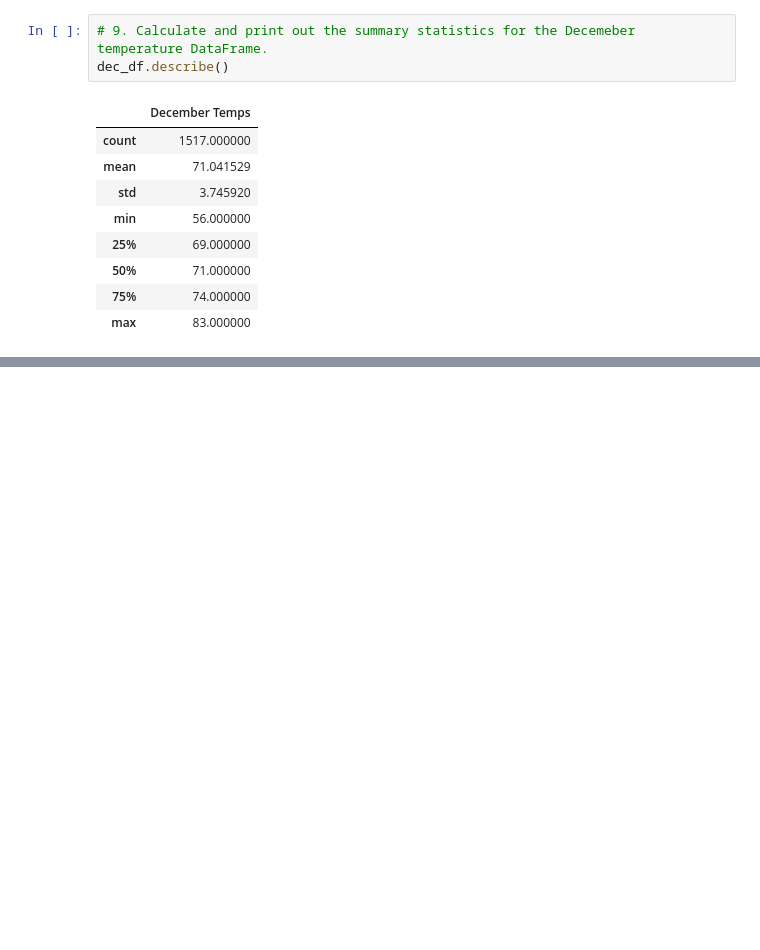
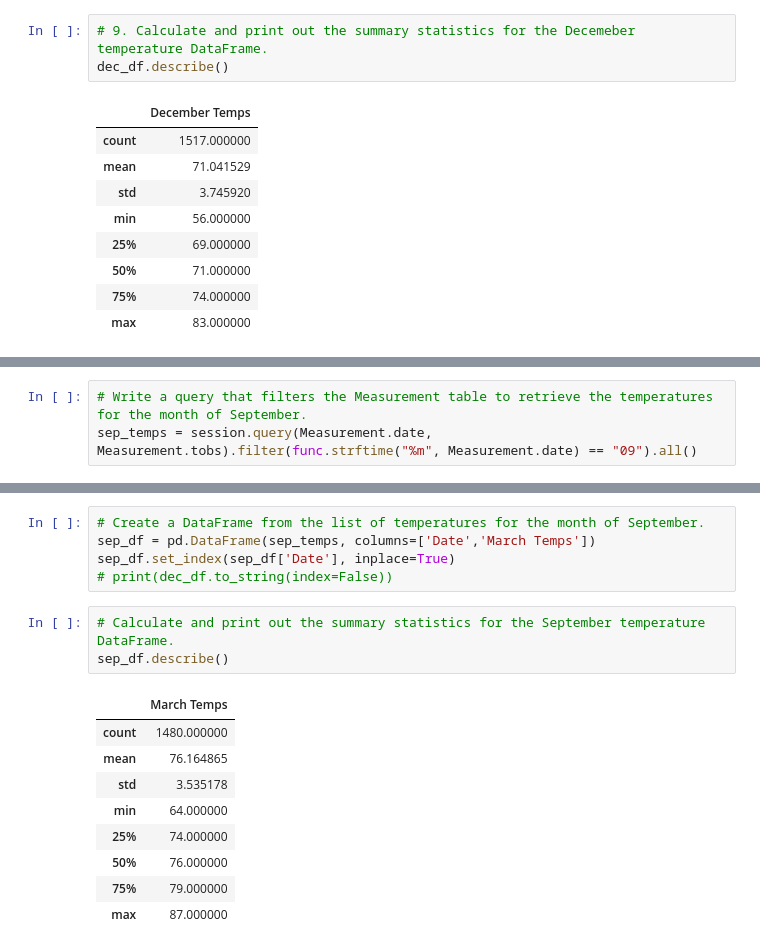
Before and after one commit to ChristianShada/surfs_up, a Jupyter notebook: SurfsUp_Challenge.ipynb, the cells around one changed output, grey strips where cells are left out. Drawn from its saved outputs; the diff is of its cells as text; blank space fills up the shorter version.

```diff
--- a/SurfsUp_Challenge.ipynb
+++ b/SurfsUp_Challenge.ipynb
@@ -115,0 +162,3 @@ dec_df.describe()
+# %%
+# Write a query that filters the Measurement table to retrieve the temperatures for the month of September.
+sep_temps = session.query(Measurement.date, Measurement.tobs).filter(func.strftime("%m", Measurement.date) == "09").all()
@@ -115,0 +186,18 @@ dec_df.describe()
+# %%
+# Create a DataFrame from the list of temperatures for the month of September.
+sep_df = pd.DataFrame(sep_temps, columns=['Date','March Temps'])
+sep_df.set_index(sep_df['Date'], inplace=True)
+# print(dec_df.to_string(index=False))
+# %%
+# Calculate and print out the summary statistics for the September temperature DataFrame.
+sep_df.describe()
+# %% [output]
+|  | March Temps |
+| count | 1480.000000 |
+| mean | 76.164865 |
+| std | 3.535178 |
+| min | 64.000000 |
+| 25% | 74.000000 |
+| 50% | 76.000000 |
+| 75% | 79.000000 |
+| max | 87.000000 |
```
Also changed, not shown: parts of 7 cells of this notebook.
